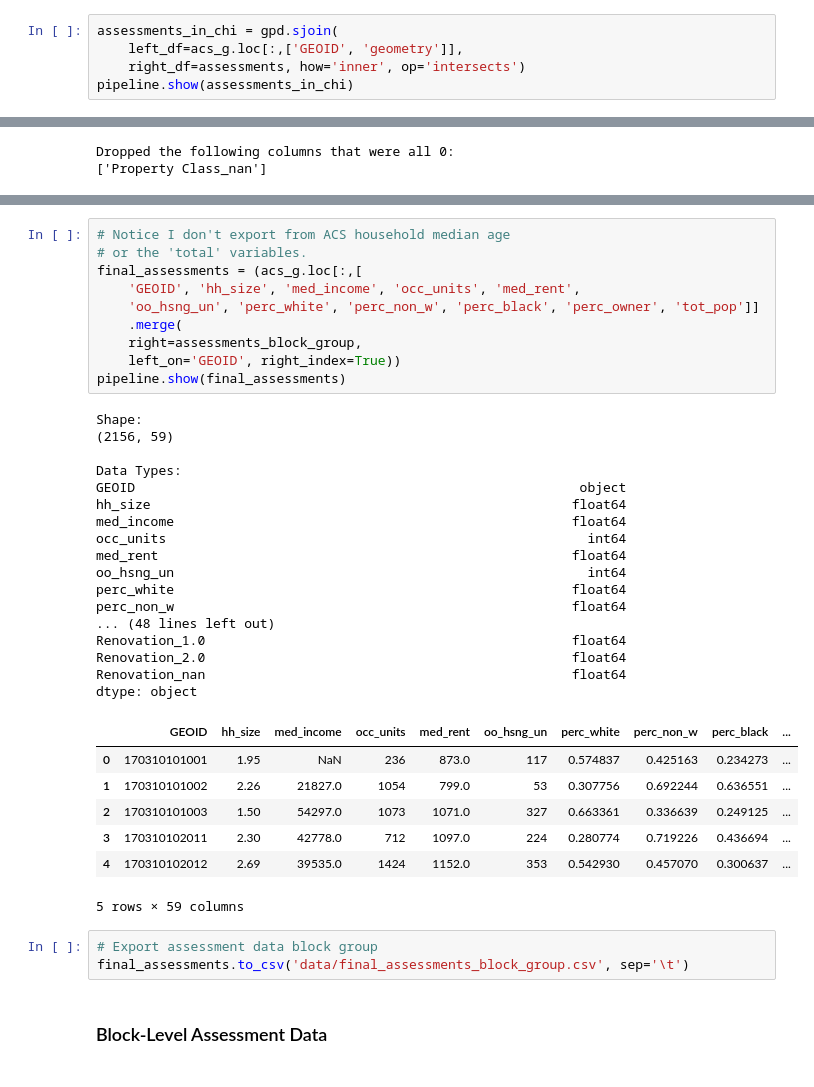
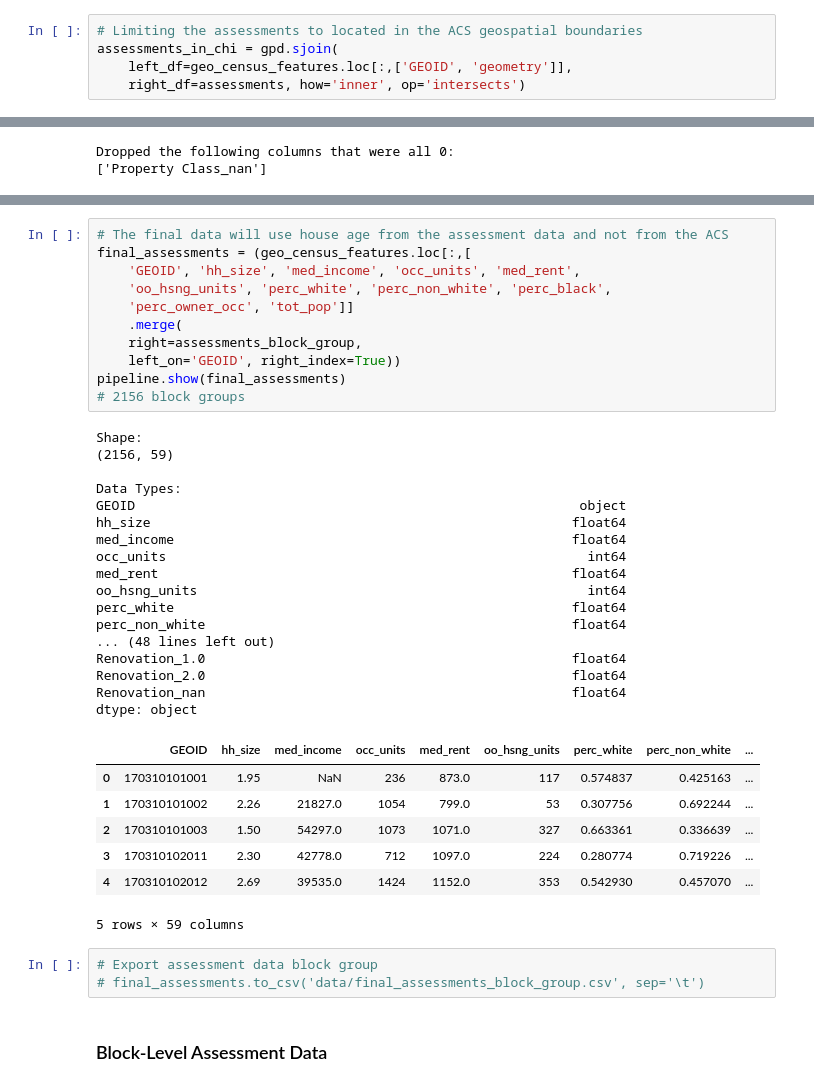
Before and after one commit to vbalza/chicago_water_lead, a Jupyter notebook: Final Notebook.ipynb, the cells around one changed output, grey strips where cells are left out. Saved outputs shown, nothing was run; the diff lists cells and outputs as text.

```diff
--- a/Final Notebook.ipynb
+++ b/Final Notebook.ipynb
@@ -412,5 +298,5 @@ dtype: object
 # %%
+# Limiting the assessments to located in the ACS geospatial boundaries
 assessments_in_chi = gpd.sjoin(
-    left_df=acs_g.loc[:,['GEOID', 'geometry']],
+    left_df=geo_census_features.loc[:,['GEOID', 'geometry']],
     right_df=assessments, how='inner', op='intersects')
-pipeline.show(assessments_in_chi)
@@ -598,41 +370,42 @@ assessments_block_group.head()
 # %%
-# Notice I don't export from ACS household median age
-# or the 'total' variables.
-final_assessments = (acs_g.loc[:,[
+# The final data will use house age from the assessment data and not from the ACS
+final_assessments = (geo_census_features.loc[:,[
     'GEOID', 'hh_size', 'med_income', 'occ_units', 'med_rent',
-    'oo_hsng_un', 'perc_white', 'perc_non_w', 'perc_black', 'perc_owner', 'tot_pop']]
+    'oo_hsng_units', 'perc_white', 'perc_non_white', 'perc_black',
+    'perc_owner_occ', 'tot_pop']]
     .merge(
     right=assessments_block_group,
     left_on='GEOID', right_index=True))
 pipeline.show(final_assessments)
+# 2156 block groups
 # %% [output]
 Shape:
 (2156, 59)
 
 Data Types:
 GEOID                                                         object
 hh_size                                                      float64
 med_income                                                   float64
 occ_units                                                      int64
 med_rent                                                     float64
-oo_hsng_un                                                     int64
+oo_hsng_units                                                  int64
 perc_white                                                   float64
-perc_non_w                                                   float64
+perc_non_white                                               float64
 ... (48 lines left out)
 Renovation_1.0                                               float64
 Renovation_2.0                                               float64
 Renovation_nan                                               float64
 dtype: object
-|  | GEOID | hh_size | med_income | occ_units | med_rent | oo_hsng_un | perc_white | perc_non_w | perc_black | ... |
-| 0 | 170310101001 | 1.95 | NaN | 236 | 873.0 | 117 | 0.574837 | 0.425163 | 0.234273 | ... |
-| 1 | 170310101002 | 2.26 | 21827.0 | 1054 | 799.0 | 53 | 0.307756 | 0.692244 | 0.636551 | ... |
-| 2 | 170310101003 | 1.50 | 54297.0 | 1073 | 1071.0 | 327 | 0.663361 | 0.336639 | 0.249125 | ... |
-| 3 | 170310102011 | 2.30 | 42778.0 | 712 | 1097.0 | 224 | 0.280774 | 0.719226 | 0.436694 | ... |
-| 4 | 170310102012 | 2.69 | 39535.0 | 1424 | 1152.0 | 353 | 0.542930 | 0.457070 | 0.300637 | ... |
+|  | GEOID | hh_size | med_income | occ_units | med_rent | oo_hsng_units | perc_white | perc_non_white | ... |
+| 0 | 170310101001 | 1.95 | NaN | 236 | 873.0 | 117 | 0.574837 | 0.425163 | ... |
+| 1 | 170310101002 | 2.26 | 21827.0 | 1054 | 799.0 | 53 | 0.307756 | 0.692244 | ... |
+| 2 | 170310101003 | 1.50 | 54297.0 | 1073 | 1071.0 | 327 | 0.663361 | 0.336639 | ... |
+| 3 | 170310102011 | 2.30 | 42778.0 | 712 | 1097.0 | 224 | 0.280774 | 0.719226 | ... |
+| 4 | 170310102012 | 2.69 | 39535.0 | 1424 | 1152.0 | 353 | 0.542930 | 0.457070 | ... |
 5 rows × 59 columns
 # %%
 # Export assessment data block group
-final_assessments.to_csv('data/final_assessments_block_group.csv', sep='\t')
+# final_assessments.to_csv('data/final_assessments_block_group.csv', sep='\t')
 # %% [markdown]
 ### Block-Level Assessment Data
 # %%
```
Also changed, not shown: parts of 20 cells of this notebook, 1 other file.
